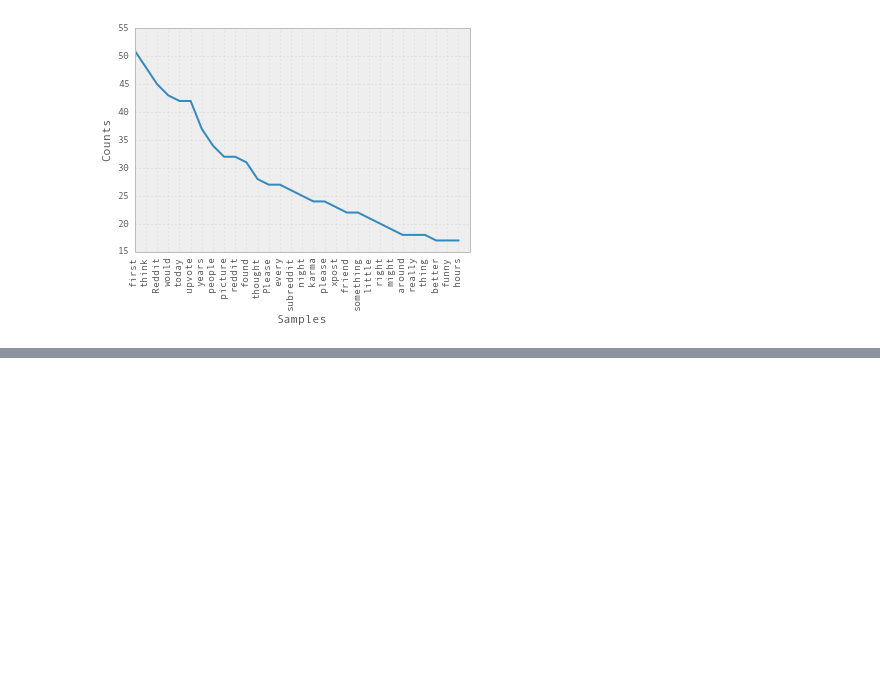
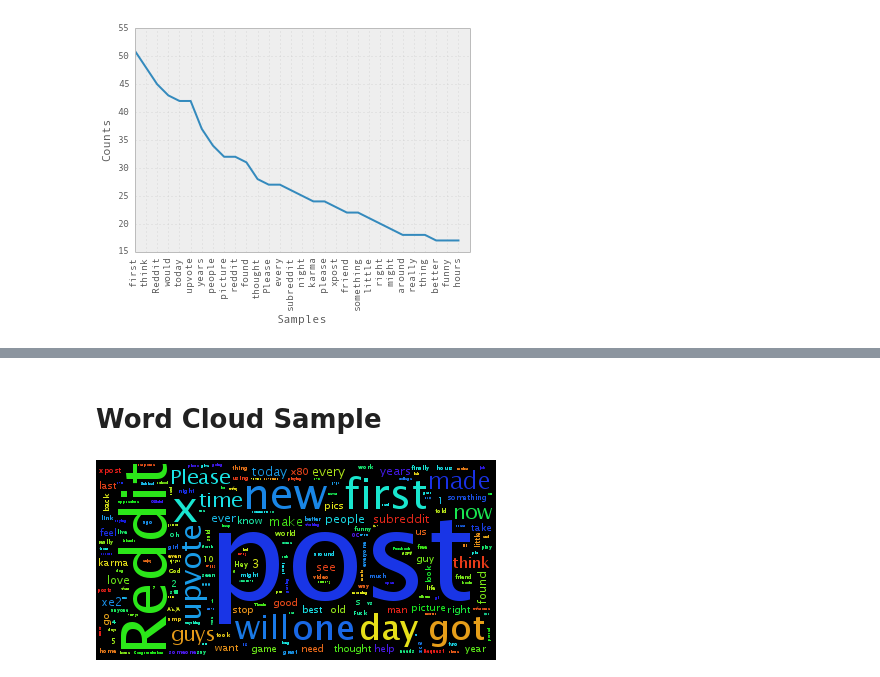
Before and after one commit to grepJimmyGu/capstone, a Jupyter notebook: Project.ipynb, the cells around one changed output, grey strips where cells are left out. Saved outputs shown, nothing was run; the diff lists cells and outputs as text; code cells hidden in the pictures; blank space fills up the shorter version.

Commit message:
4/21/20:51/Markdown added/Word Cloud Sample Added

```diff
--- a/Project.ipynb
+++ b/Project.ipynb
@@ -506,0 +498,2 @@ The ipython_nose extension is already loaded. To reload it, use:
+# %% [markdown]
+# Word Cloud Sample
@@ -506,0 +509,7 @@ The ipython_nose extension is already loaded. To reload it, use:
+# %%
+from IPython.display import Image
+wordcloud = Image(filename='/Users/MrG/Capstone/WC_ipy.png')
+# %%
+wordcloud
+# %% [output]
+[figure, added]
```
Also changed, not shown: parts of 58 cells of this notebook.
